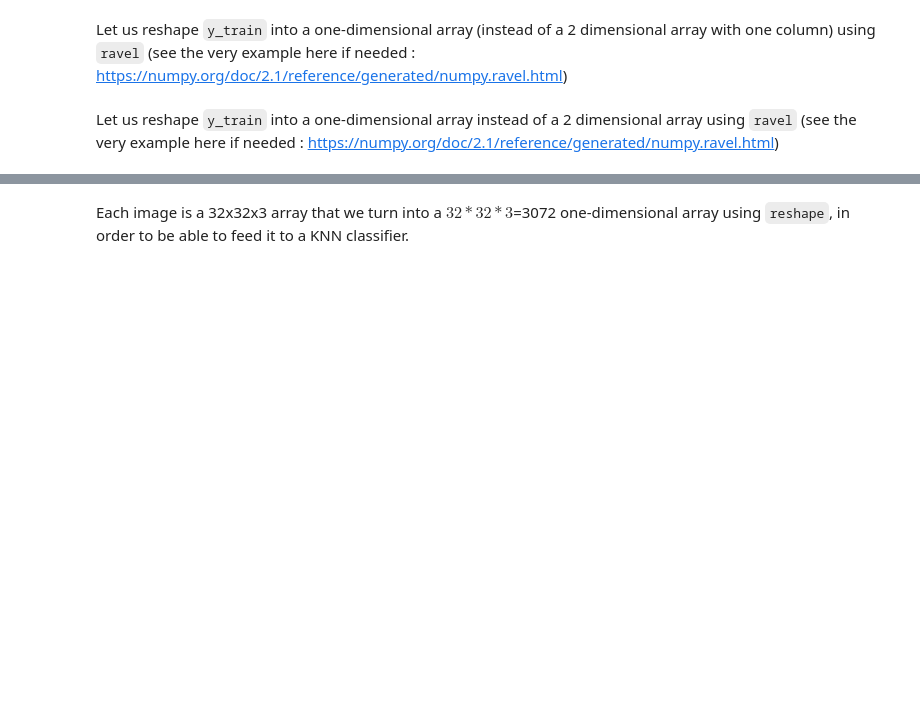
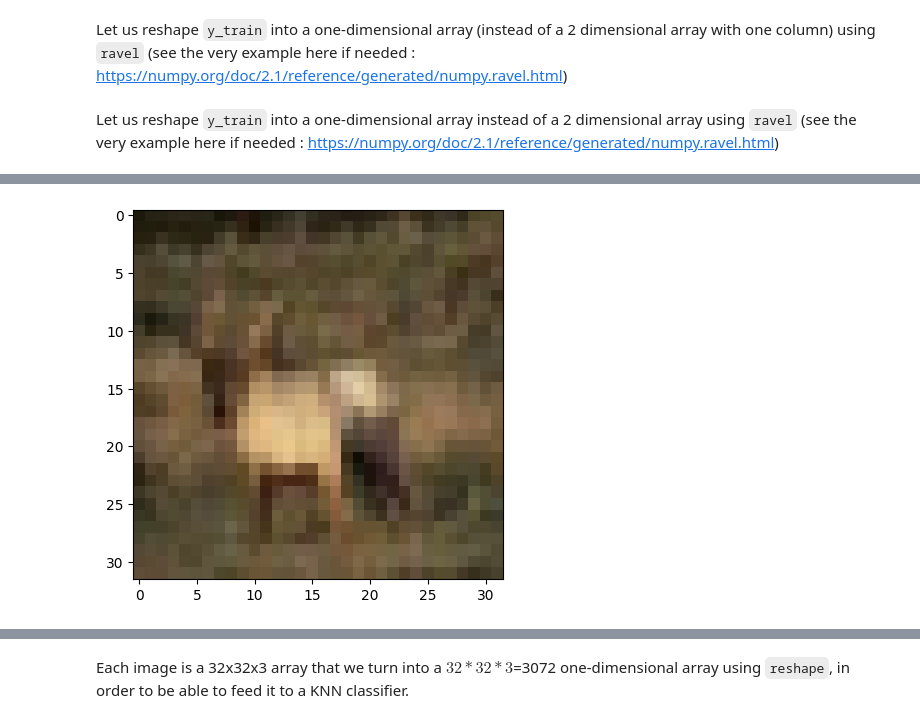
Before and after one commit to AntoninDurousseau/Studies, a Jupyter notebook: M1/Statistical learning/TP2/TP2_KNN(29janv).ipynb, the cells around one changed output, grey strips where cells are left out. Drawn from its saved outputs; the diff is of its cells as text; code cells hidden in the pictures; blank space fills up the shorter version.

```diff
--- a/M1/Statistical learning/TP2/TP2_KNN(29janv).ipynb
+++ b/M1/Statistical learning/TP2/TP2_KNN(29janv).ipynb
@@ -423,7 +591,9 @@ y[0:10]
 # %%
 plt.figure()
-plt.imshow(x_train[3],interpolation='nearest')
+plt.imshow(X_train[3],interpolation='nearest')
 plt.show()# the image is very blurred, do not worry...
+# %% [output]
+[figure, added]
 # %%
 class_names = ['plane', 'car', 'bird', 'cat', 'deer', 'dog', 'frog', 'horse', 'ship', 'truck']
 print(class_names[y[3]])
```
Also changed, not shown: parts of 47 cells of this notebook, 2 other files.
